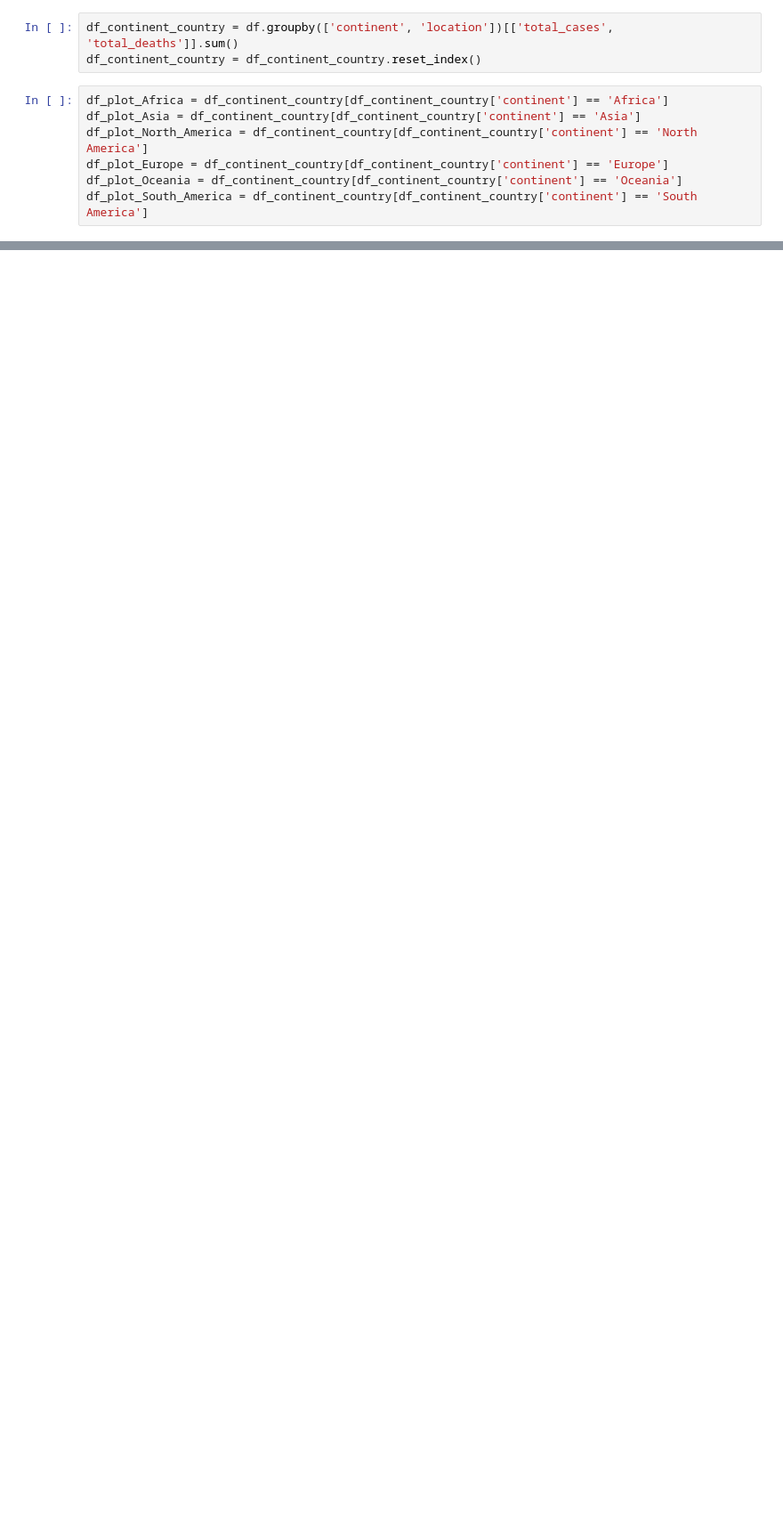
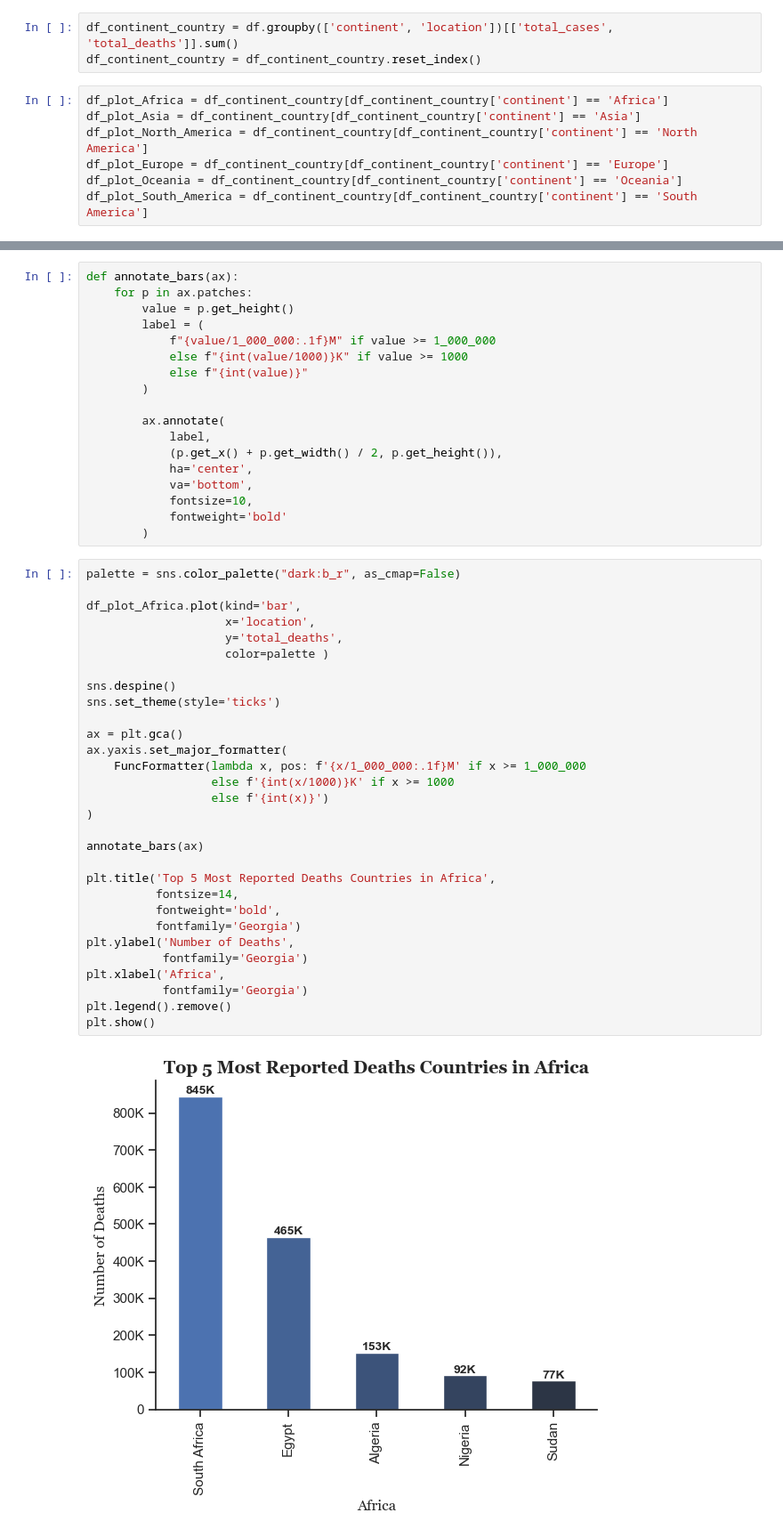
Before and after one commit to rabia-batool122/Python_Data_Project, a Jupyter notebook: 3_Project_COVID-19/2_plot_deaths_country.ipynb, the cells around one changed output, grey strips where cells are left out. Shown at 89% size. Drawn from its saved outputs; the diff is of its cells as text; blank space fills up the shorter version.

```diff
--- a/3_Project_COVID-19/2_plot_deaths_country.ipynb
+++ b/3_Project_COVID-19/2_plot_deaths_country.ipynb
@@ -35,0 +47,50 @@ df_plot_South_America = df_continent_country[df_continent_country['continent'] =
+# %%
+def annotate_bars(ax):
+    for p in ax.patches:
+        value = p.get_height()
+        label = (
+            f"{value/1_000_000:.1f}M" if value >= 1_000_000
+            else f"{int(value/1000)}K" if value >= 1000
+            else f"{int(value)}"
+        )
+
+        ax.annotate(
+            label,
+            (p.get_x() + p.get_width() / 2, p.get_height()),
+            ha='center',
+            va='bottom',
+            fontsize=10,
+            fontweight='bold'
+        )
+# %%
+palette = sns.color_palette("dark:b_r", as_cmap=False)
+
+df_plot_Africa.plot(kind='bar',
+                    x='location',
+                    y='total_deaths',
+                    color=palette )
+
+sns.despine()
+sns.set_theme(style='ticks')
+
+ax = plt.gca()
+ax.yaxis.set_major_formatter(
+    FuncFormatter(lambda x, pos: f'{x/1_000_000:.1f}M' if x >= 1_000_000
+                  else f'{int(x/1000)}K' if x >= 1000
+                  else f'{int(x)}')
+)
+
+annotate_bars(ax)
+
+plt.title('Top 5 Most Reported Deaths Countries in Africa',
+          fontsize=14,
+          fontweight='bold',
+          fontfamily='Georgia')
+plt.ylabel('Number of Deaths',
+           fontfamily='Georgia')
+plt.xlabel('Africa',
+           fontfamily='Georgia')
+plt.legend().remove()
+plt.show()
+# %% [output]
+[figure, added]
```
Also changed, not shown: parts of 9 cells of this notebook.
